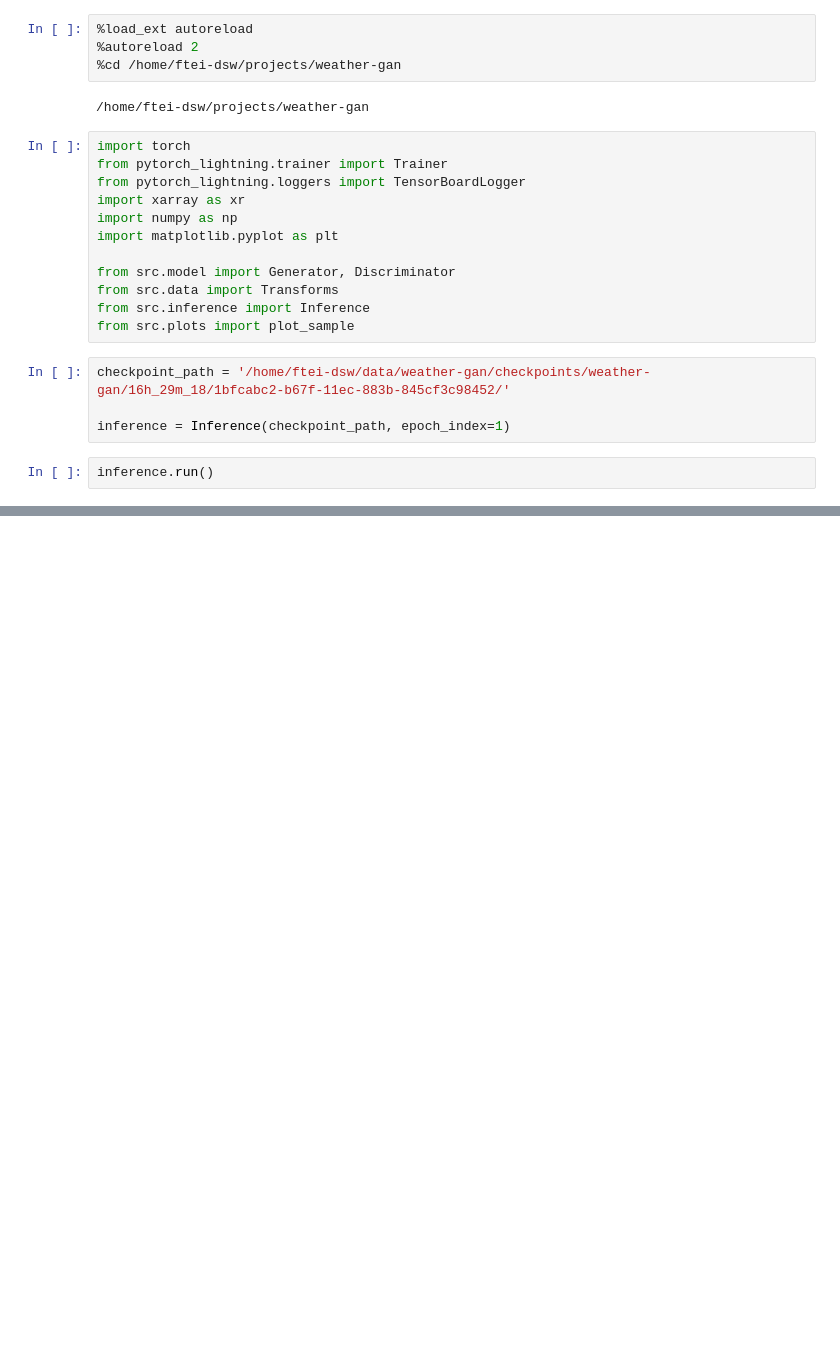
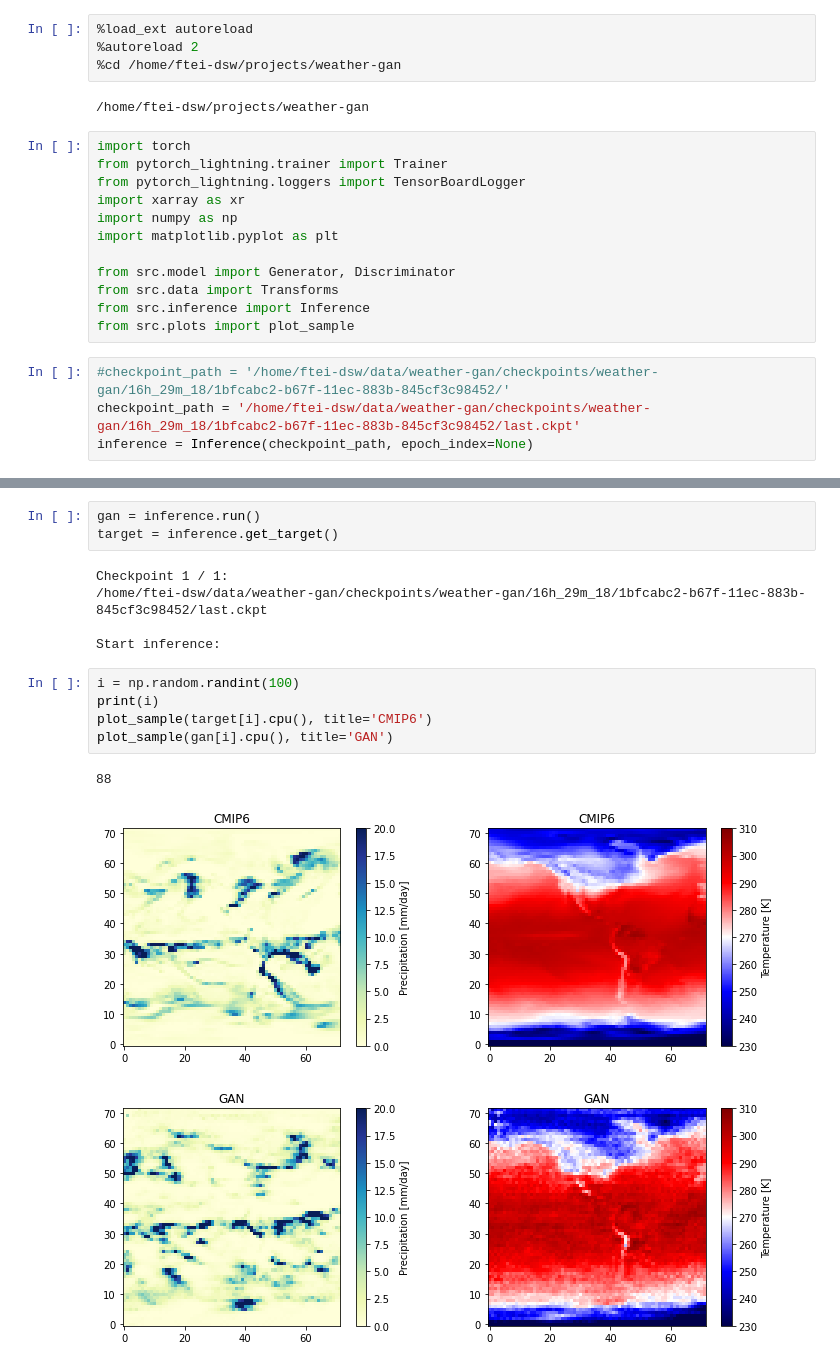
Before and after one commit to p-hss/weather-gan, a Jupyter notebook: notebooks/dev-inference.ipynb, the cells around one changed output, grey strips where cells are left out. Saved outputs shown, nothing was run; the diff lists cells and outputs as text; blank space fills up the shorter version.

Commit message:
inference skeleton working

```diff
--- a/notebooks/dev-inference.ipynb
+++ b/notebooks/dev-inference.ipynb
@@ -17,8 +17,6 @@ from src.data import Transforms
 from src.inference import Inference
 from src.plots import plot_sample
 # %%
-checkpoint_path = '/home/ftei-dsw/data/weather-gan/checkpoints/weather-gan/16h_29m_18/1bfcabc2-b67f-11ec-883b-845cf3c98452/'
-
-inference = Inference(checkpoint_path, epoch_index=1)
+#checkpoint_path = '/home/ftei-dsw/data/weather-gan/checkpoints/weather-gan/16h_29m_18/1bfcabc2-b67f-11ec-883b-845cf3c98452/'
+checkpoint_path = '/home/ftei-dsw/data/weather-gan/checkpoints/weather-gan/16h_29m_18/1bfcabc2-b67f-11ec-883b-845cf3c98452/last.ckpt'
+inference = Inference(checkpoint_path, epoch_index=None)
-# %%
-inference.run()
@@ -91,0 +23,17 @@ Coordinates:
+# %%
+gan = inference.run()
+target = inference.get_target()
+# %% [output]
+Checkpoint 1 / 1:
+/home/ftei-dsw/data/weather-gan/checkpoints/weather-gan/16h_29m_18/1bfcabc2-b67f-11ec-883b-845cf3c98452/last.ckpt
+
+Start inference:
+# %%
+i = np.random.randint(100)
+print(i)
+plot_sample(target[i].cpu(), title='CMIP6')
+plot_sample(gan[i].cpu(), title='GAN')
+# %% [output]
+88
+[figure, added]
+[figure, added]
```
Also changed, not shown: parts of 11 cells of this notebook, 3 other files.
